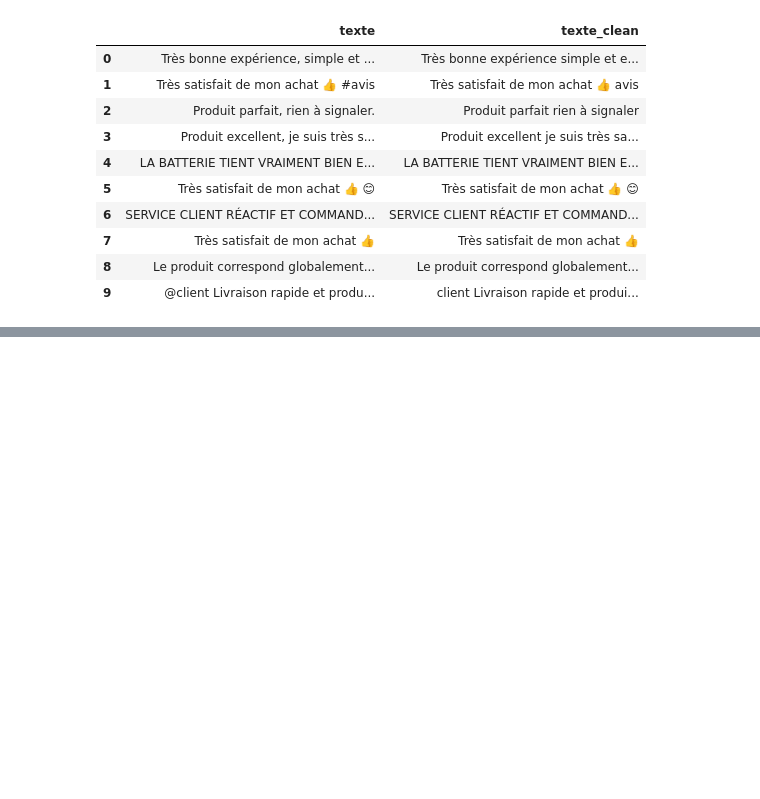
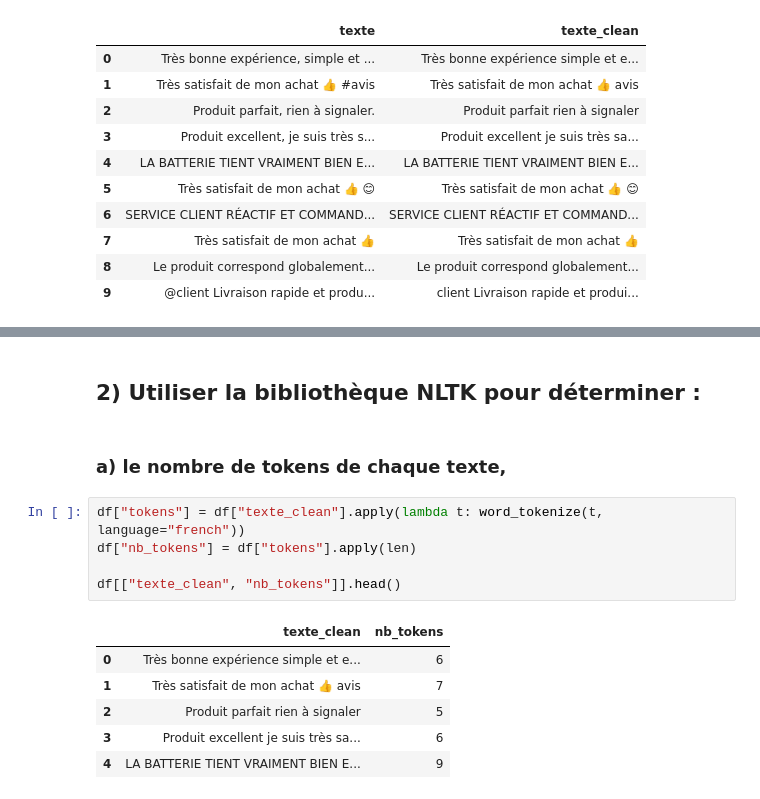
Before and after one commit to Damstat/atelier_prepa_donnees_textuelles, a Jupyter notebook: notebooks/atelier_prepa_donnees_textuelles.ipynb, the cells around one changed output, grey strips where cells are left out. Cells and saved outputs as stored; diff of their text form; blank space fills up the shorter version.

Commit message:
P3.2a: Tokenisation des textes avec NLTK

```diff
--- a/notebooks/atelier_prepa_donnees_textuelles.ipynb
+++ b/notebooks/atelier_prepa_donnees_textuelles.ipynb
@@ -463,0 +475,16 @@ df[["texte", "texte_clean"]].head(10)
+# %% [markdown]
+## 2) Utiliser la bibliothèque NLTK pour déterminer :
+# %% [markdown]
+### a) le nombre de tokens de chaque texte,
+# %%
+df["tokens"] = df["texte_clean"].apply(lambda t: word_tokenize(t, language="french"))
+df["nb_tokens"] = df["tokens"].apply(len)
+
+df[["texte_clean", "nb_tokens"]].head()
+# %% [output]
+|  | texte_clean | nb_tokens |
+| 0 | Très bonne expérience simple et e... | 6 |
+| 1 | Très satisfait de mon achat 👍 avis | 7 |
+| 2 | Produit parfait rien à signaler | 5 |
+| 3 | Produit excellent je suis très sa... | 6 |
+| 4 | LA BATTERIE TIENT VRAIMENT BIEN E... | 9 |
```
Also changed, not shown: parts of 3 cells of this notebook.
